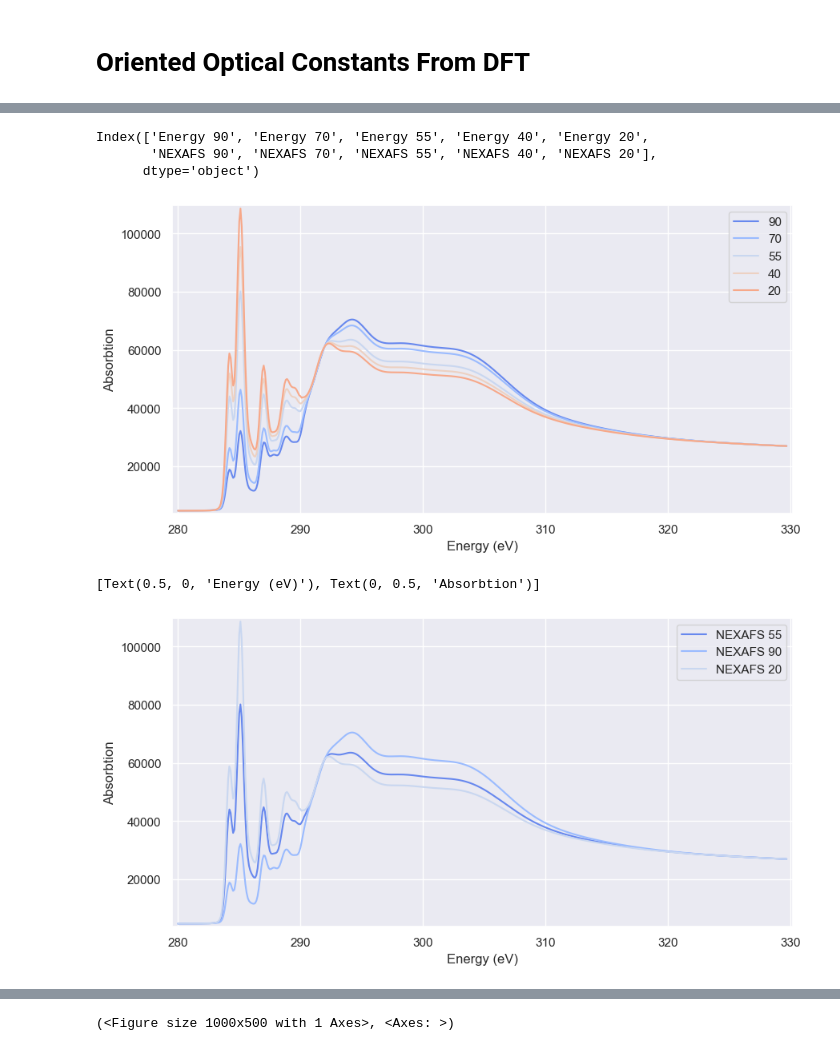
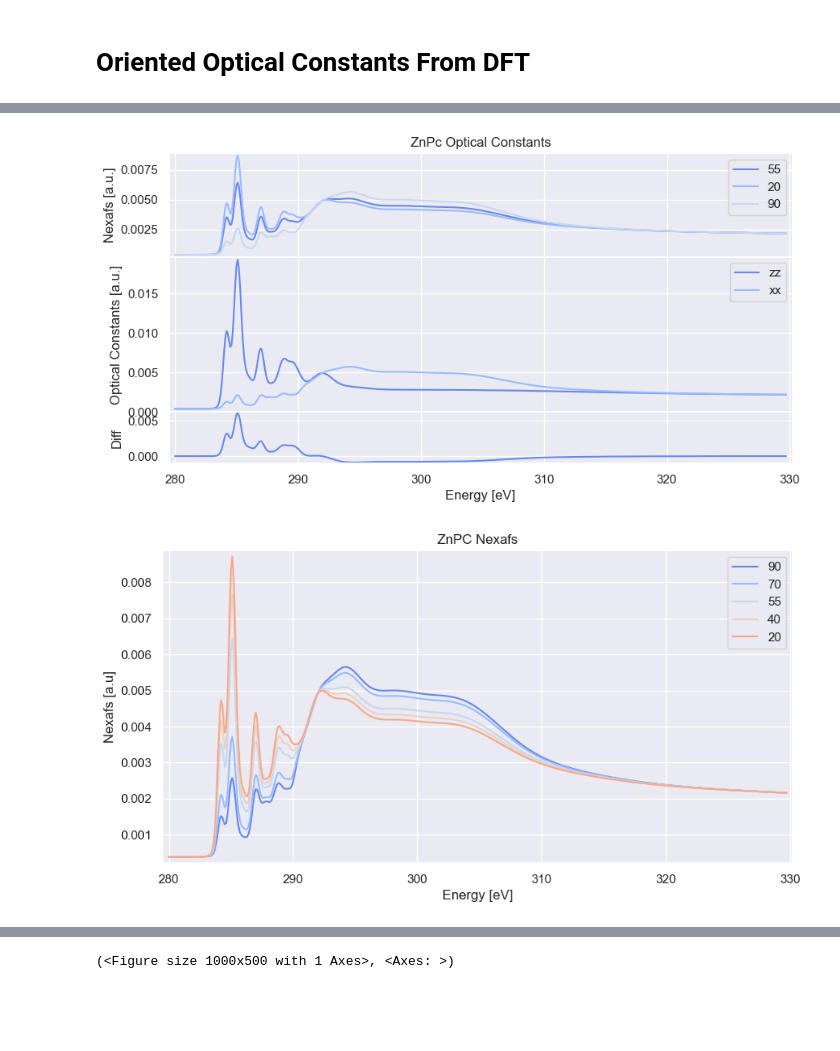
Before and after one commit to WSU-Carbon-Lab/pyref, a Jupyter notebook: docs/RoomTempFitting.ipynb, the cells around one changed output, grey strips where cells are left out. Drawn from its saved outputs; the diff is of its cells as text; code cells hidden in the pictures; blank space fills up the shorter version.

Commit message:
dft object

```diff
--- a/docs/RoomTempFitting.ipynb
+++ b/docs/RoomTempFitting.ipynb
@@ -119,37 +118,0 @@ dft
-# %%
-dft = pd.read_csv(d_path / "dft_res.txt")
-cols = dft.columns
-en_cols = [col for col in cols if "Energy" in col]
-fit_cols = [col for col in cols if "fitresults" in col]
-angles = ["90", "70", "55", "40", "20"]
-
-dft = dft.iloc[1:-2]
-
-fig, ax = plt.subplots(figsize=(10, 5))
-for i, (en, fit) in enumerate(zip(en_cols, fit_cols)):
-    dft.plot(x=en, y=fit, ax=ax, label=angles[i])
-    dft.rename(
-        columns={en: f"Energy {angles[i]}", fit: f"NEXAFS {angles[i]}"}, inplace=True
-    )
-ax.set(xlabel="Energy (eV)", ylabel="Absorbtion")
-new_cols = dft.columns
-print(new_cols)
-# %% [output]
-Index(['Energy 90', 'Energy 70', 'Energy 55', 'Energy 40', 'Energy 20',
-       'NEXAFS 90', 'NEXAFS 70', 'NEXAFS 55', 'NEXAFS 40', 'NEXAFS 20'],
-      dtype='object')
-[figure, removed]
-# %%
-isotropic = dft[[new_cols[2], new_cols[7]]]
-min_ang = dft[[new_cols[0], new_cols[5]]]
-max_ang = dft[[new_cols[4], new_cols[-1]]]
-
-fig, ax = plt.subplots()
-isotropic.plot(x=new_cols[2], y=new_cols[7], ax=ax)
-min_ang.plot(x=new_cols[0], y=new_cols[5], ax=ax)
-max_ang.plot(x=new_cols[4], y=new_cols[-1], ax=ax)
-
-ax.set(xlabel="Energy (eV)", ylabel="Absorbtion")
-# %% [output]
-[Text(0.5, 0, 'Energy (eV)'), Text(0, 0.5, 'Absorbtion')]
-[figure, removed]
@@ -156,3 +194,10 @@ ax.set(xlabel="Energy (eV)", ylabel="Absorbtion")
+# %%
+dft = AngleResNexafs(d_path / "dft_res.txt", "C32H16N8Zn")
+dft.get_ooc()
+dft.plot_ar()
+# %% [output]
+[figure, added]
+[figure, added]
 # %%
 en = [250, 283.7]
 
```
Also changed, not shown: parts of 5 cells of this notebook.
